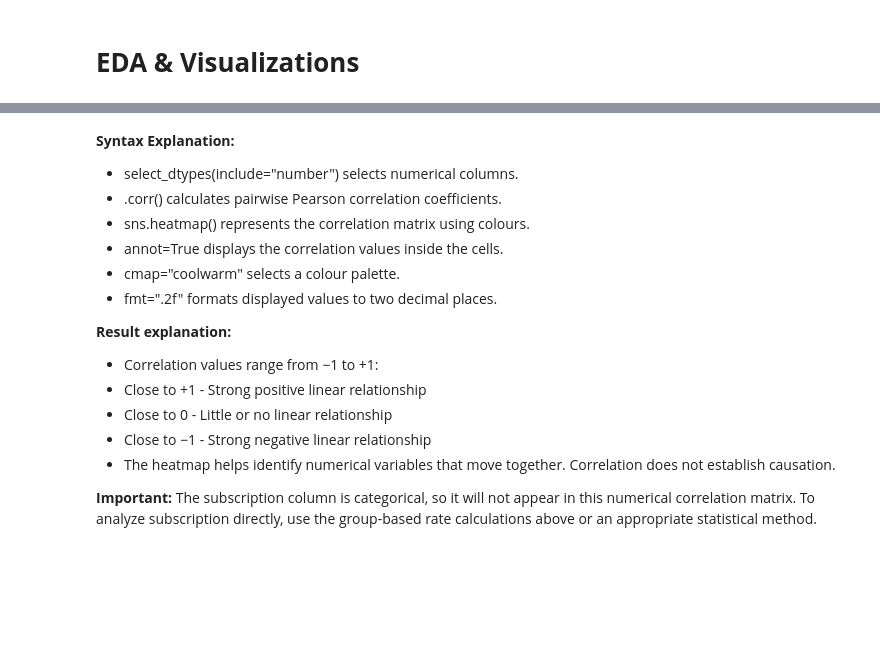
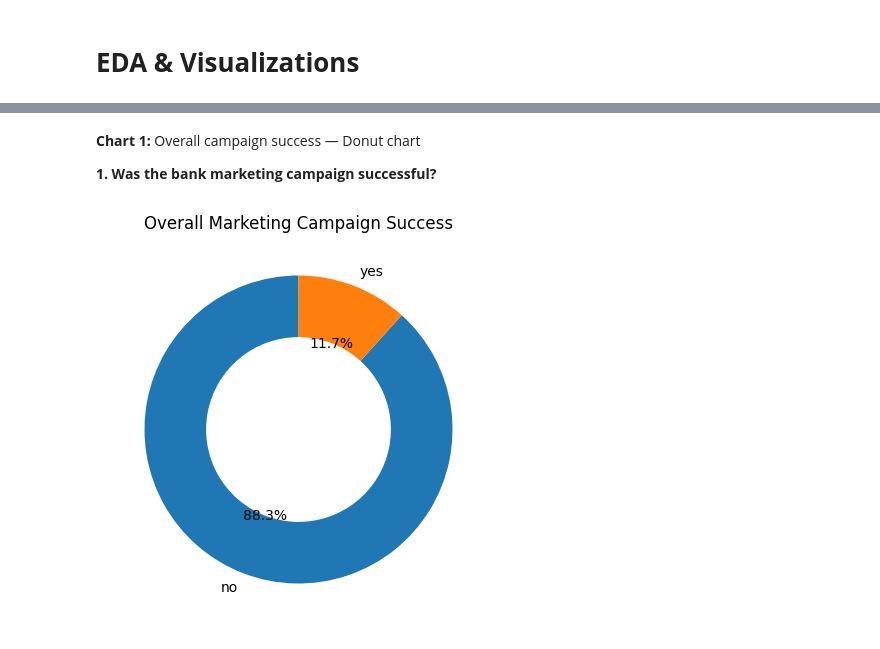
Before and after one commit to suganthavk-ai/Bank-Marketing-Campaign-Analysis, a Jupyter notebook: Bank_Marketing_Campaign_Analysis.ipynb, the cells around one changed output, grey strips where cells are left out. Drawn from its saved outputs; the diff is of its cells as text; code cells hidden in the pictures; blank space fills up the shorter version.

```diff
--- a/Bank_Marketing_Campaign_Analysis.ipynb
+++ b/Bank_Marketing_Campaign_Analysis.ipynb
@@ -759,17 +450,17 @@ plt.show()
-# %% [markdown]
-**Syntax Explanation:**
-- select_dtypes(include="number") selects numerical columns.
-- .corr() calculates pairwise Pearson correlation coefficients.
-- sns.heatmap() represents the correlation matrix using colours.
-- annot=True displays the correlation values inside the cells.
-- cmap="coolwarm" selects a colour palette.
-- fmt=".2f" formats displayed values to two decimal places.
-
-**Result explanation:**
-- Correlation values range from −1 to +1:
-- Close to +1 - Strong positive linear relationship
-- Close to 0 - Little or no linear relationship
-- Close to −1	- Strong negative linear relationship
-- The heatmap helps identify numerical variables that move together. Correlation does not establish causation.
-
-**Important:** The subscription column is categorical, so it will not appear in this numerical correlation matrix. To analyze subscription directly, use the group-based rate calculations above or an appropriate statistical method.
+# %% [markdown]
+**Chart 1:** Overall campaign success — Donut chart
+
+**1. Was the bank marketing campaign successful?**
+# %%
+plt.figure(figsize=(8, 5))
+
+plt.pie(df["subscription"].value_counts(),
+        labels=df["subscription"].value_counts().index,
+        autopct="%1.1f%%",
+        startangle=90,
+        wedgeprops={"width": 0.4})
+
+plt.title("Overall Marketing Campaign Success")
+plt.show()
+# %% [output]
+[figure, added]
```
Also changed, not shown: parts of 71 cells of this notebook.
